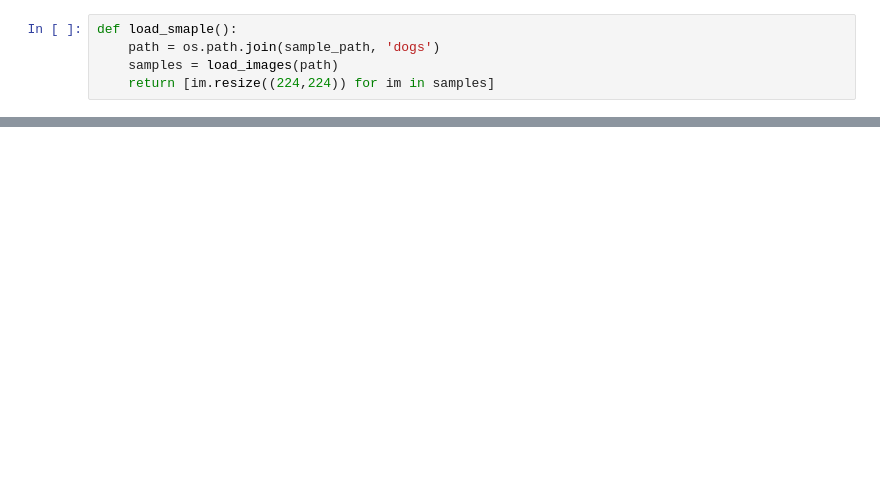
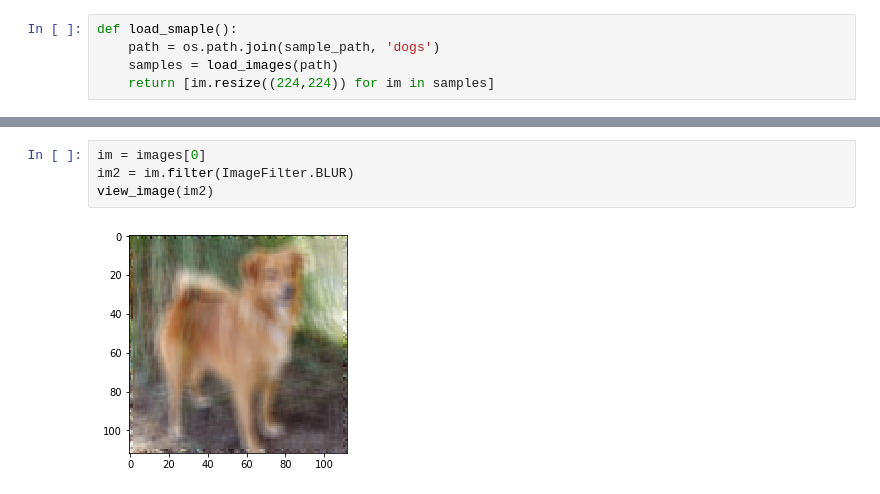
Before and after one commit to FirminSun/tf_learning, a Jupyter notebook: PIL_Learning.ipynb, the cells around one changed output, grey strips where cells are left out. Drawn from its saved outputs; the diff is of its cells as text; blank space fills up the shorter version.

```diff
--- a/PIL_Learning.ipynb
+++ b/PIL_Learning.ipynb
@@ -50,0 +84,6 @@ view_images(images)
+# %%
+im = images[0]
+im2 = im.filter(ImageFilter.BLUR)
+view_image(im2)
+# %% [output]
+[figure, added]
```
Also changed, not shown: parts of 10 cells of this notebook, 1 other file.
